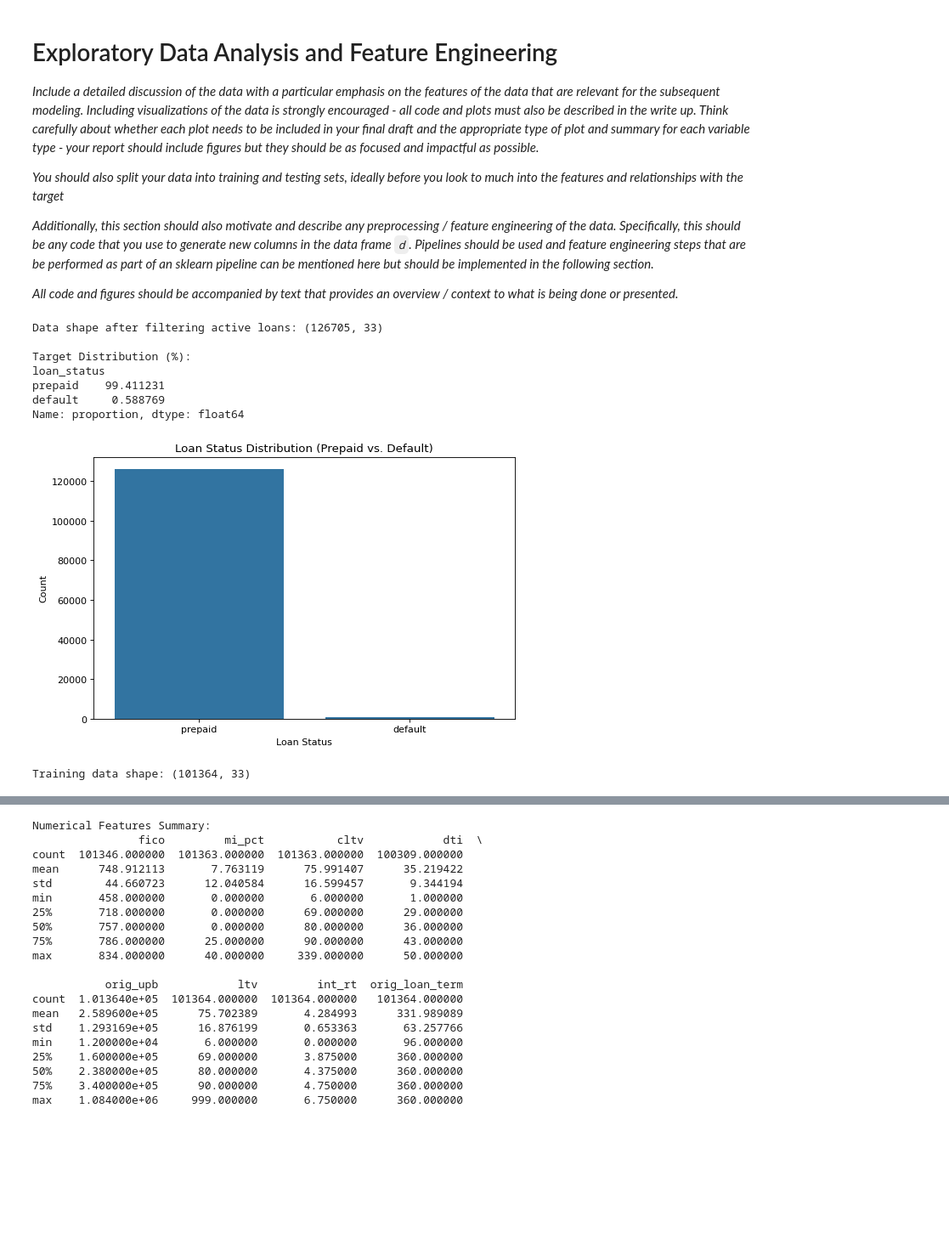
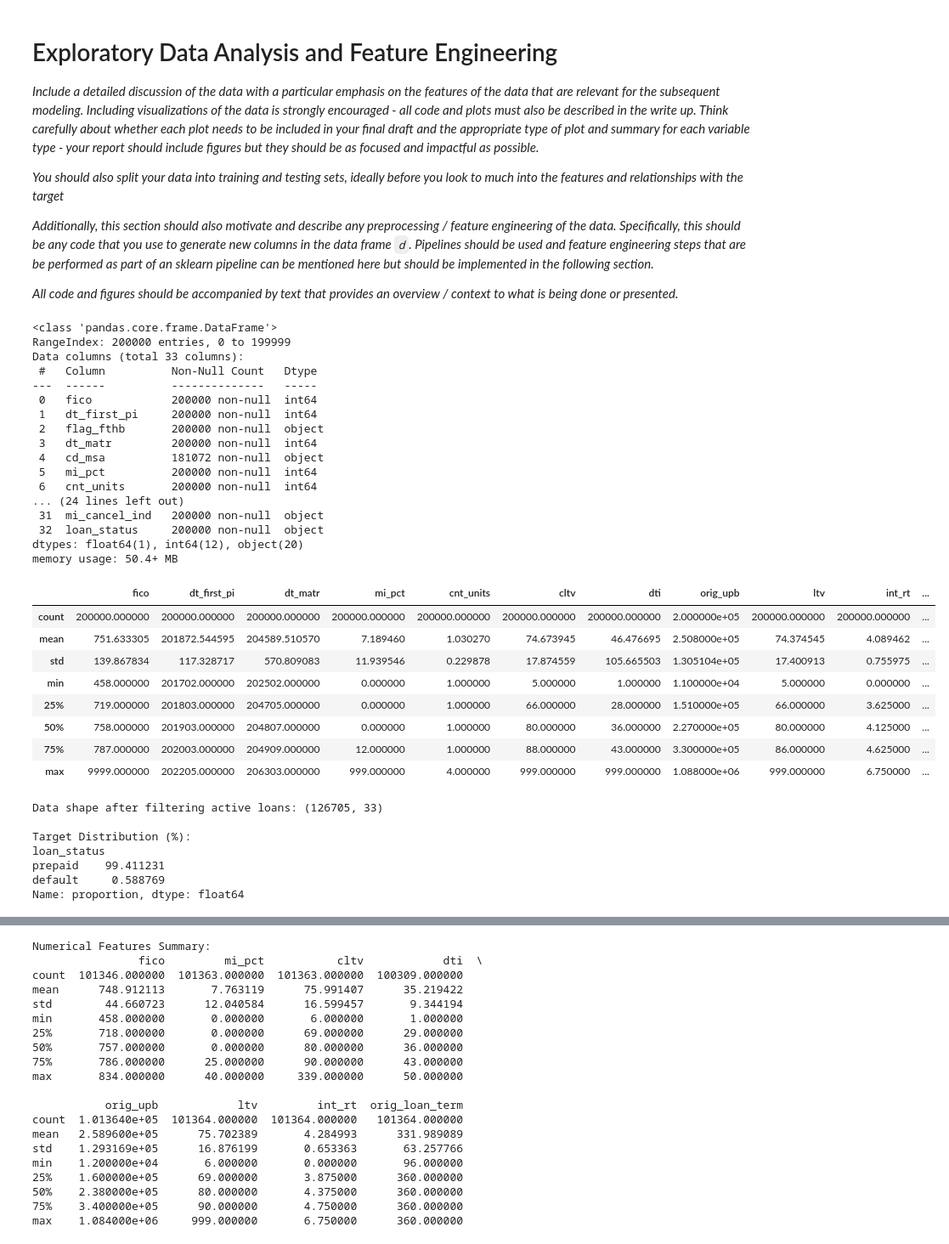
Before and after one commit to AwuoeZYC/Project_2, a Jupyter notebook: project2.ipynb, the cells around one changed output, grey strips where cells are left out. Shown: that part at 85% size. Cells and saved outputs as stored; diff of their text form; code cells hidden in the pictures; blank space fills up the shorter version.

```diff
--- a/project2.ipynb
+++ b/project2.ipynb
@@ -28,7 +28,11 @@ import sklearn
 from sklearn.model_selection import train_test_split
 # %%
 # Load data in easyshare.csv
-d = pd.read_csv("freddiemac.csv", dtype={'id_loan_rr': str, 'rr_ind':str})
+d = pd.read_csv("freddiemac.csv", dtype={
+    'cd_msa': str,
+    'zipcode': str,
+    'id_loan_rr': str,
+    'rr_ind':str})
 d.head()
 # %% [output]
 |  | fico | dt_first_pi | flag_fthb | dt_matr | cd_msa | mi_pct | cnt_units | occpy_sts | cltv | dti | ... |
@@ -54,6 +58,39 @@ d.head()
 *Additionally, this section should also motivate and describe any preprocessing / feature engineering of the data. Specifically, this should be any code that you use to generate new columns in the data frame `d`. Pipelines should be used and feature engineering steps that are be performed as part of an sklearn pipeline can be mentioned here but should be implemented in the following section.*
 
 *All code and figures should be accompanied by text that provides an overview / context to what is being done or presented.*
+# %%
+# For general info
+d.info()
+
+# For the summary statistics
+d.describe()
+# %% [output]
+<class 'pandas.core.frame.DataFrame'>
+RangeIndex: 200000 entries, 0 to 199999
+Data columns (total 33 columns):
+ #   Column          Non-Null Count   Dtype
+---  ------          --------------   -----
+ 0   fico            200000 non-null  int64
+ 1   dt_first_pi     200000 non-null  int64
+ 2   flag_fthb       200000 non-null  object
+ 3   dt_matr         200000 non-null  int64
+ 4   cd_msa          181072 non-null  object
+ 5   mi_pct          200000 non-null  int64
+ 6   cnt_units       200000 non-null  int64
+... (24 lines left out)
+ 31  mi_cancel_ind   200000 non-null  object
+ 32  loan_status     200000 non-null  object
+dtypes: float64(1), int64(12), object(20)
+memory usage: 50.4+ MB
+|  | fico | dt_first_pi | dt_matr | mi_pct | cnt_units | cltv | dti | orig_upb | ltv | int_rt | ... |
+| count | 200000.000000 | 200000.000000 | 200000.000000 | 200000.000000 | 200000.000000 | 200000.000000 | 200000.000000 | 2.000000e+05 | 200000.000000 | 200000.000000 | ... |
+| mean | 751.633305 | 201872.544595 | 204589.510570 | 7.189460 | 1.030270 | 74.673945 | 46.476695 | 2.508000e+05 | 74.374545 | 4.089462 | ... |
+| std | 139.867834 | 117.328717 | 570.809083 | 11.939546 | 0.229878 | 17.874559 | 105.665503 | 1.305104e+05 | 17.400913 | 0.755975 | ... |
+| min | 458.000000 | 201702.000000 | 202502.000000 | 0.000000 | 1.000000 | 5.000000 | 1.000000 | 1.100000e+04 | 5.000000 | 0.000000 | ... |
+| 25% | 719.000000 | 201803.000000 | 204705.000000 | 0.000000 | 1.000000 | 66.000000 | 28.000000 | 1.510000e+05 | 66.000000 | 3.625000 | ... |
+| 50% | 758.000000 | 201903.000000 | 204807.000000 | 0.000000 | 1.000000 | 80.000000 | 36.000000 | 2.270000e+05 | 80.000000 | 4.125000 | ... |
+| 75% | 787.000000 | 202003.000000 | 204909.000000 | 12.000000 | 1.000000 | 88.000000 | 43.000000 | 3.300000e+05 | 86.000000 | 4.625000 | ... |
+| max | 9999.000000 | 202205.000000 | 206303.000000 | 999.000000 | 4.000000 | 999.000000 | 999.000000 | 1.088000e+06 | 999.000000 | 6.750000 | ... |
 # %%
 # ## 2. Filter Active Loans and Check Target Distribution
 
@@ -65,14 +102,6 @@ print("Data shape after filtering active loans:", d_filtered.shape)
 target_dist = d_filtered['loan_status'].value_counts(normalize=True) * 100
 print("\nTarget Distribution (%):")
 print(target_dist)
-
-# Plot target distribution
-plt.figure(figsize=(8,5))
-sns.countplot(data=d_filtered, x='loan_status', order=['prepaid', 'default'])
-plt.title("Loan Status Distribution (Prepaid vs. Default)")
-plt.xlabel("Loan Status")
-plt.ylabel("Count")
-plt.show()
 # %% [output]
 Data shape after filtering active loans: (126705, 33)
 
@@ -81,27 +110,6 @@ loan_status
 prepaid    99.411231
 default     0.588769
 Name: proportion, dtype: float64
-[figure, removed]
-# %%
-# ## 3. Train-Test Split
-
-# Split data before EDA to avoid data leakage
-X = d_filtered.drop('loan_status', axis=1)
-y = d_filtered['loan_status']
-
-# Stratified split to maintain class balance
-X_train, X_test, y_train, y_test = train_test_split(
-    X, y,
-    test_size=0.2,
-    stratify=y,  # Maintain class distribution
-    random_state=42
-)
-
-# Combine training data for EDA
-train_df = pd.concat([X_train, y_train], axis=1)
-print("\nTraining data shape:", train_df.shape)
-# %% [output]
-Training data shape: (101364, 33)
 # %%
 # ## 4. Handle Missing Values and Data Types
 
```
Also changed, not shown: parts of 4 cells of this notebook.
